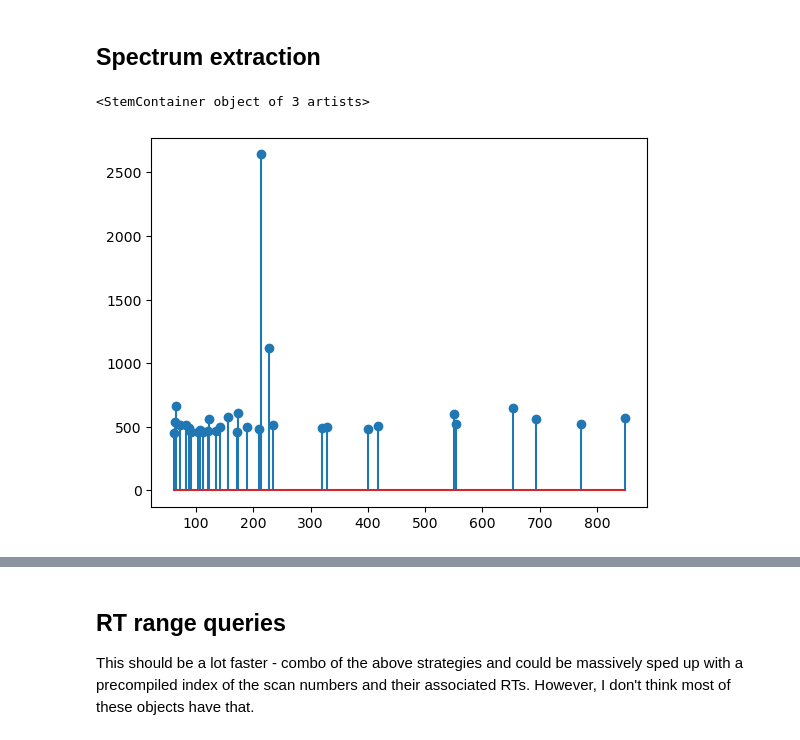
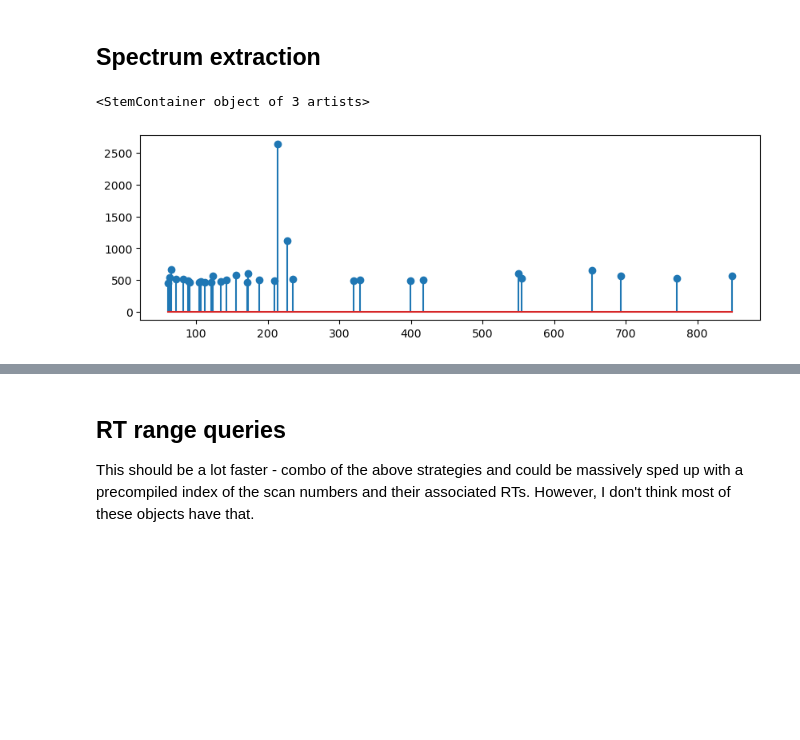
Before and after one commit to wkumler/mzsql, a Jupyter notebook: demo_notebooks/mzML_notebook.ipynb, the cells around one changed output, grey strips where cells are left out. Drawn from its saved outputs; the diff is of its cells as text; code cells hidden in the pictures; blank space fills up the shorter version.

```diff
--- a/demo_notebooks/mzML_notebook.ipynb
+++ b/demo_notebooks/mzML_notebook.ipynb
@@ -1,8 +1,9 @@
 # %%
 import matplotlib.pyplot as plt
+plt.rcParams["figure.figsize"] = (10, 3)  # (width, height) in inches
 import numpy as np
 import pandas as pd
-import pyteomics
+import pyteomics.mzml
 import pyopenms
 import pymzml
 from mzsql import *
@@ -95,15 +35,9 @@ plt.show()
 # %% [markdown]
 ## Spectrum extraction
 # %%
-import pyteomics
-
-def get_spec_mzml_pyteomics(file, scan_num):
-    file_data = mzml.MzML(file)
-    return(pd.DataFrame({"mz":file_data[scan_num]['m/z array'], "int":file_data[scan_num]['intensity array']}))
-
 spec_data = get_spec_mzml_pyteomics("demo_data/180205_Poo_TruePoo_Full1.mzML", 1)
 plt.stem(spec_data["mz"], spec_data["int"])
 # %% [output]
 <StemContainer object of 3 artists>
-[figure, old version]
+[figure, new version]
 # %%
```
Also changed, not shown: parts of 23 cells of this notebook.
